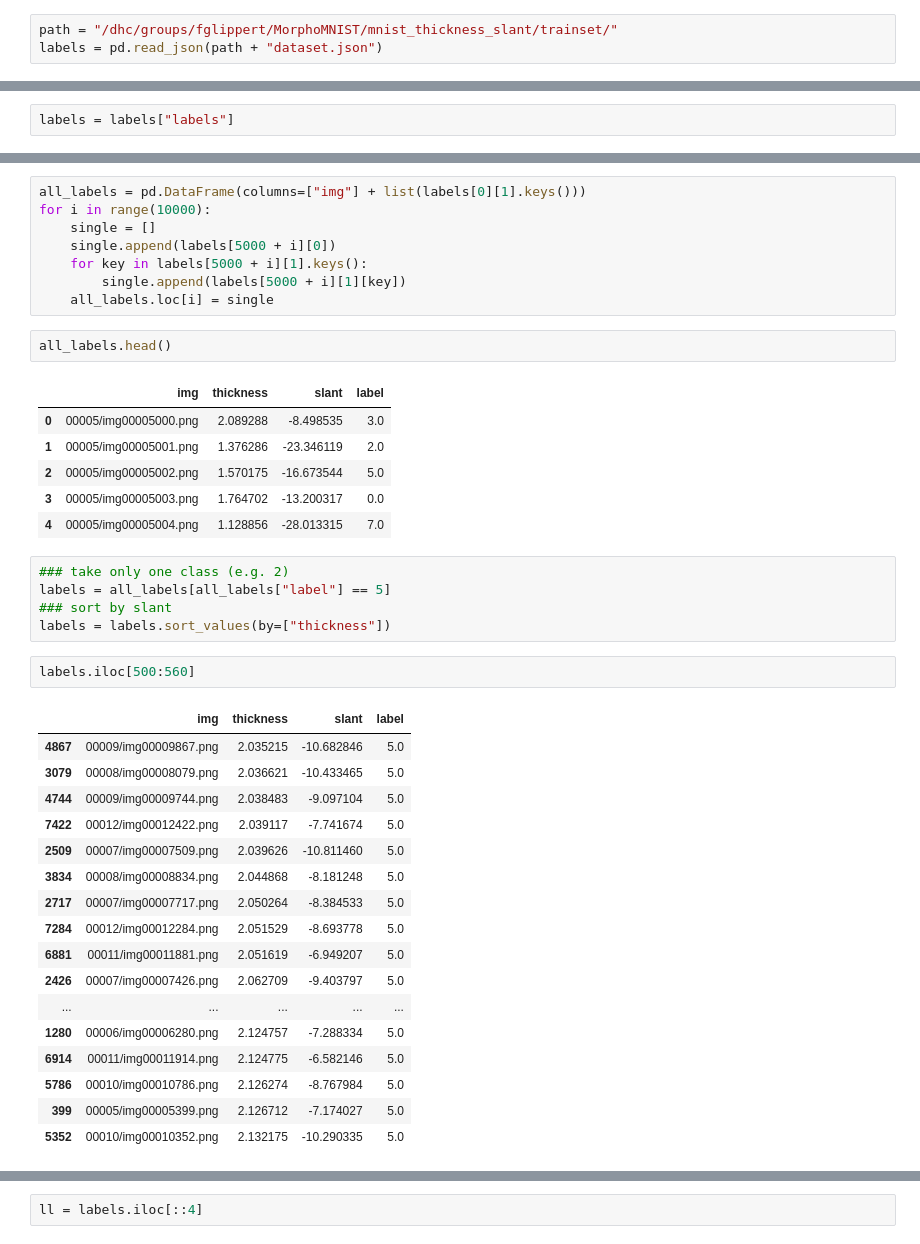
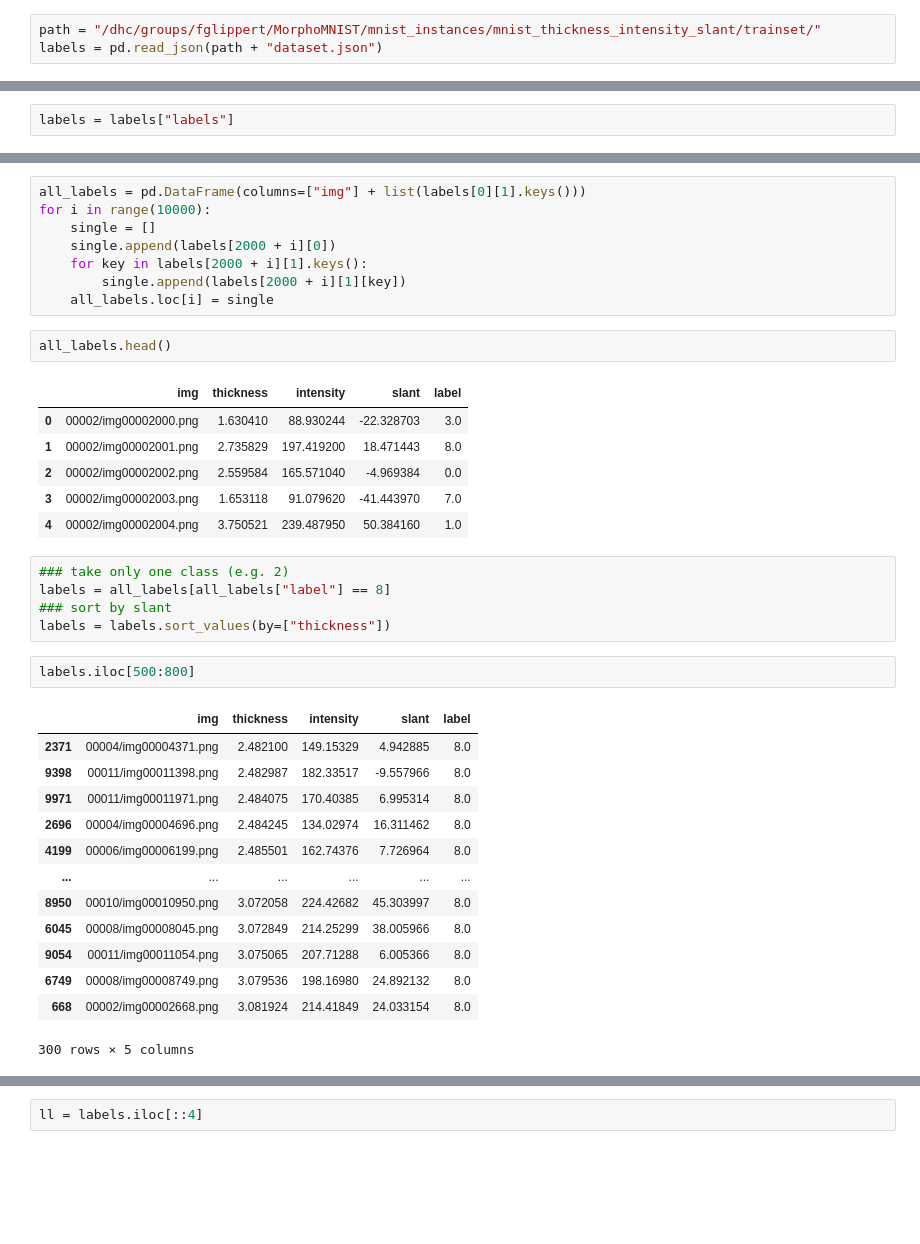
Before and after one commit to weslai/msstylegans, a Jupyter notebook: stylegan3/visualizers/data_visualization.ipynb, the cells around one changed output, grey strips where cells are left out. Cells and saved outputs as stored; diff of their text form; blank space fills up the shorter version.

```diff
--- a/stylegan3/visualizers/data_visualization.ipynb
+++ b/stylegan3/visualizers/data_visualization.ipynb
@@ -5,7 +5,7 @@ import pandas as pd
 import imageio as iio
 import matplotlib.pyplot as plt
 # %%
-path = "/dhc/groups/fglippert/MorphoMNIST/mnist_thickness_slant/trainset/"
+path = "/dhc/groups/fglippert/MorphoMNIST/mnist_instances/mnist_thickness_intensity_slant/trainset/"
 labels = pd.read_json(path + "dataset.json")
 # %%
 labels.head()
@@ -42,44 +45,40 @@ Name: labels, Length: 54000, dtype: object
 all_labels = pd.DataFrame(columns=["img"] + list(labels[0][1].keys()))
 for i in range(10000):
     single = []
-    single.append(labels[5000 + i][0])
-    for key in labels[5000 + i][1].keys():
-        single.append(labels[5000 + i][1][key])
+    single.append(labels[2000 + i][0])
+    for key in labels[2000 + i][1].keys():
+        single.append(labels[2000 + i][1][key])
     all_labels.loc[i] = single
 # %%
 all_labels.head()
 # %% [output]
-|  | img | thickness | slant | label |
-| 0 | 00005/img00005000.png | 2.089288 | -8.498535 | 3.0 |
-| 1 | 00005/img00005001.png | 1.376286 | -23.346119 | 2.0 |
-| 2 | 00005/img00005002.png | 1.570175 | -16.673544 | 5.0 |
-| 3 | 00005/img00005003.png | 1.764702 | -13.200317 | 0.0 |
-| 4 | 00005/img00005004.png | 1.128856 | -28.013315 | 7.0 |
+|  | img | thickness | intensity | slant | label |
+| 0 | 00002/img00002000.png | 1.630410 | 88.930244 | -22.328703 | 3.0 |
+| 1 | 00002/img00002001.png | 2.735829 | 197.419200 | 18.471443 | 8.0 |
+| 2 | 00002/img00002002.png | 2.559584 | 165.571040 | -4.969384 | 0.0 |
+| 3 | 00002/img00002003.png | 1.653118 | 91.079620 | -41.443970 | 7.0 |
+| 4 | 00002/img00002004.png | 3.750521 | 239.487950 | 50.384160 | 1.0 |
 # %%
 ### take only one class (e.g. 2)
-labels = all_labels[all_labels["label"] == 5]
+labels = all_labels[all_labels["label"] == 8]
 ### sort by slant
 labels = labels.sort_values(by=["thickness"])
 # %%
-labels.iloc[500:560]
+labels.iloc[500:800]
 # %% [output]
-|  | img | thickness | slant | label |
-| 4867 | 00009/img00009867.png | 2.035215 | -10.682846 | 5.0 |
-| 3079 | 00008/img00008079.png | 2.036621 | -10.433465 | 5.0 |
-| 4744 | 00009/img00009744.png | 2.038483 | -9.097104 | 5.0 |
-| 7422 | 00012/img00012422.png | 2.039117 | -7.741674 | 5.0 |
-| 2509 | 00007/img00007509.png | 2.039626 | -10.811460 | 5.0 |
-| 3834 | 00008/img00008834.png | 2.044868 | -8.181248 | 5.0 |
-| 2717 | 00007/img00007717.png | 2.050264 | -8.384533 | 5.0 |
-| 7284 | 00012/img00012284.png | 2.051529 | -8.693778 | 5.0 |
-| 6881 | 00011/img00011881.png | 2.051619 | -6.949207 | 5.0 |
-| 2426 | 00007/img00007426.png | 2.062709 | -9.403797 | 5.0 |
-| ... | ... | ... | ... | ... |
-| 1280 | 00006/img00006280.png | 2.124757 | -7.288334 | 5.0 |
-| 6914 | 00011/img00011914.png | 2.124775 | -6.582146 | 5.0 |
-| 5786 | 00010/img00010786.png | 2.126274 | -8.767984 | 5.0 |
-| 399 | 00005/img00005399.png | 2.126712 | -7.174027 | 5.0 |
-| 5352 | 00010/img00010352.png | 2.132175 | -10.290335 | 5.0 |
+|  | img | thickness | intensity | slant | label |
+| 2371 | 00004/img00004371.png | 2.482100 | 149.15329 | 4.942885 | 8.0 |
+| 9398 | 00011/img00011398.png | 2.482987 | 182.33517 | -9.557966 | 8.0 |
+| 9971 | 00011/img00011971.png | 2.484075 | 170.40385 | 6.995314 | 8.0 |
+| 2696 | 00004/img00004696.png | 2.484245 | 134.02974 | 16.311462 | 8.0 |
+| 4199 | 00006/img00006199.png | 2.485501 | 162.74376 | 7.726964 | 8.0 |
+| ... | ... | ... | ... | ... | ... |
+| 8950 | 00010/img00010950.png | 3.072058 | 224.42682 | 45.303997 | 8.0 |
+| 6045 | 00008/img00008045.png | 3.072849 | 214.25299 | 38.005966 | 8.0 |
+| 9054 | 00011/img00011054.png | 3.075065 | 207.71288 | 6.005366 | 8.0 |
+| 6749 | 00008/img00008749.png | 3.079536 | 198.16980 | 24.892132 | 8.0 |
+| 668 | 00002/img00002668.png | 3.081924 | 214.41849 | 24.033154 | 8.0 |
+300 rows × 5 columns
 # %%
 labels.describe()
 # %% [output]
```
Also changed, not shown: parts of 9 cells of this notebook, 3 other files.
